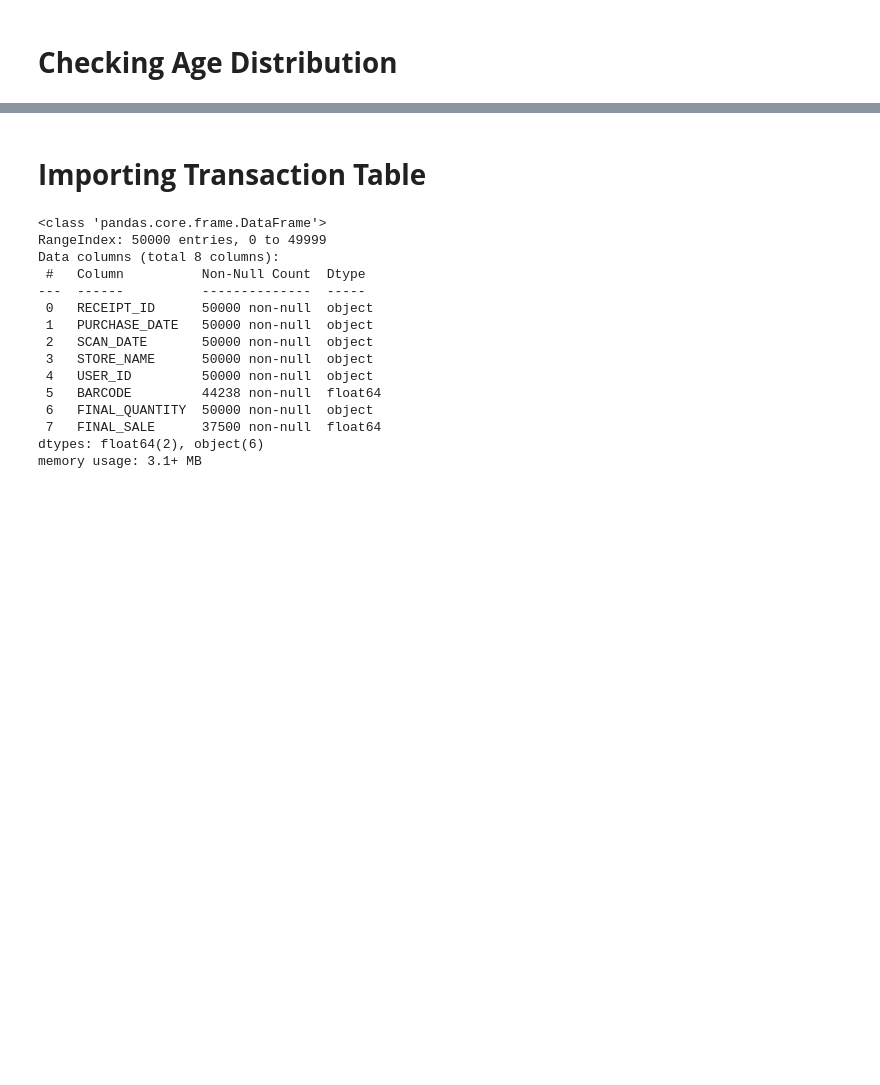
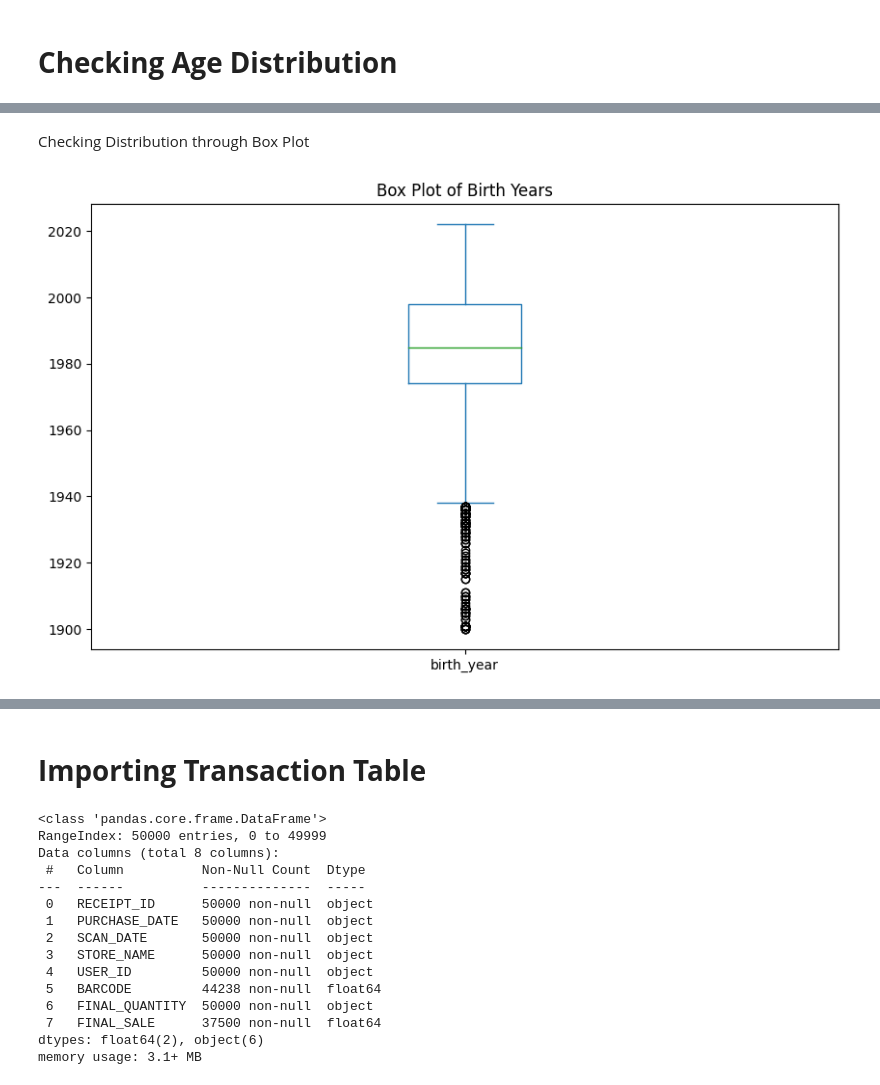
Before and after one commit to DeepshikhaUTD/Fetch_Rewards, a Jupyter notebook: Fetch_TakeHome_Test.ipynb, the cells around one changed output, grey strips where cells are left out. Cells and saved outputs as stored; diff of their text form; code cells hidden in the pictures; blank space fills up the shorter version.

```diff
--- a/Fetch_TakeHome_Test.ipynb
+++ b/Fetch_TakeHome_Test.ipynb
@@ -313,0 +329,11 @@ The age category with the maximum count of user IDs is '19-35' with 37920 users.
+# %% [markdown]
+Checking Distribution through Box Plot
+# %%
+df_user['birth_year'] = df_user['BIRTH_DATE'].dt.year
+
+plt.figure(figsize=(10, 6))
+df_user['birth_year'].plot(kind='box')
+plt.title('Box Plot of Birth Years')
+plt.show()
+# %% [output]
+[figure, added]
```
Also changed, not shown: parts of 29 cells of this notebook.
